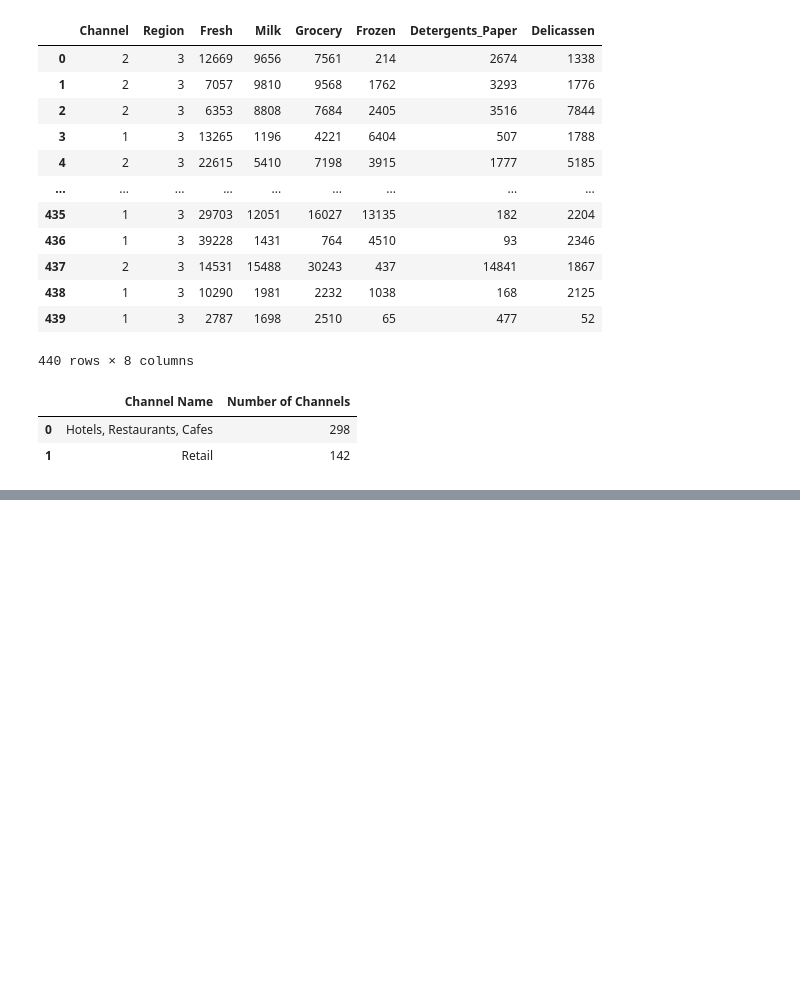
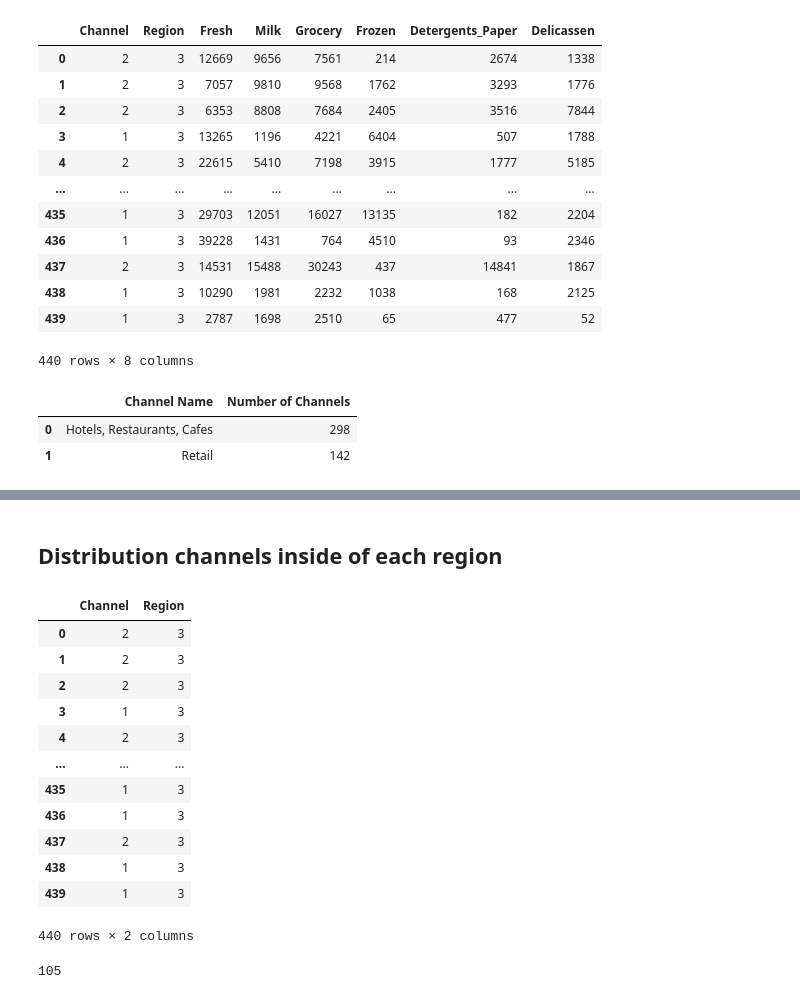
Before and after one commit to WorldWideWest/wholeSale-Analysis, a Jupyter notebook: wholeSale.ipynb, the cells around one changed output, grey strips where cells are left out. Saved outputs shown, nothing was run; the diff lists cells and outputs as text; code cells hidden in the pictures; blank space fills up the shorter version.

```diff
--- a/wholeSale.ipynb
+++ b/wholeSale.ipynb
@@ -55,0 +93,64 @@ plt.show()
+# %% [markdown]
+## Distribution channels inside of each region
+# %%
+rawDistCha = rawData.copy()
+rawDistCha = rawDistCha.drop(['Fresh',
+                              'Milk',
+                              'Grocery',
+                              'Frozen',
+                              'Detergents_Paper',
+                              'Delicassen'],
+                              axis = 1)
+rawDistCha
+# %% [output]
+|  | Channel | Region |
+| 0 | 2 | 3 |
+| 1 | 2 | 3 |
+| 2 | 2 | 3 |
+| 3 | 1 | 3 |
+| 4 | 2 | 3 |
+| ... | ... | ... |
+| 435 | 1 | 3 |
+| 436 | 1 | 3 |
+| 437 | 2 | 3 |
+| 438 | 1 | 3 |
+| 439 | 1 | 3 |
+440 rows × 2 columns
+# %%
+#### REGION ONE ####
+
+### Channel One ###
+R1C1 = rawDistCha[rawDistCha['Region'] == 1]
+R1C1 = R1C1[R1C1['Channel'] == 1].count()
+R1C1[0]
+
+### Channel Two ###
+R1C2 = rawDistCha[rawDistCha['Region'] == 1]
+R1C2 = R1C2[R1C2['Channel'] == 2].count()
+R1C2[0]
+
+#### REGION TWO ####
+
+### Channel One ###
+R2C1 = rawDistCha[rawDistCha['Region'] == 2]
+R2C1 = R2C1[R2C1['Channel'] == 1].count()
+R2C1[0]
+
+### Channel Two ###
+R2C2 = rawDistCha[rawDistCha['Region'] == 2]
+R2C2 = R2C2[R2C2['Channel'] == 2].count()
+R2C2[0]
+
+#### REGION THREE ####
+
+### Channel One ###
+R3C1 = rawDistCha[rawDistCha['Region'] == 3]
+R3C1 = R3C1[R3C1['Channel'] == 1].count()
+R3C1[0]
+
+### Channel Two ###
+R3C2 = rawDistCha[rawDistCha['Region'] == 3]
+R3C2 = R3C2[R3C2['Channel'] == 2].count()
+R3C2[0]
+# %% [output]
+105
```
Also changed, not shown: parts of 8 cells of this notebook, 1 other file.
